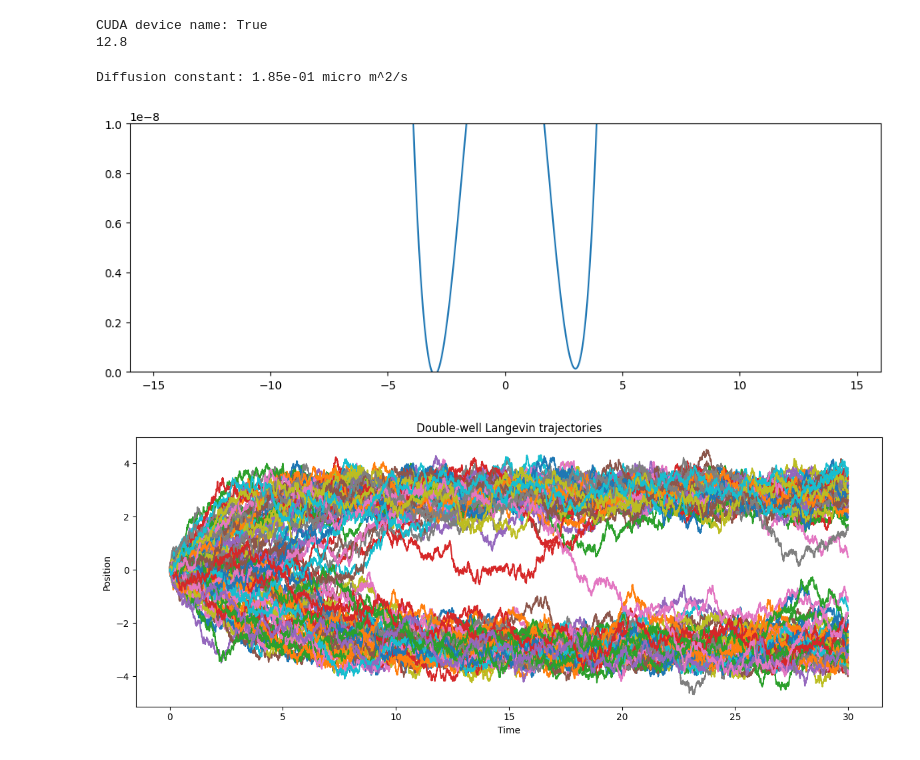
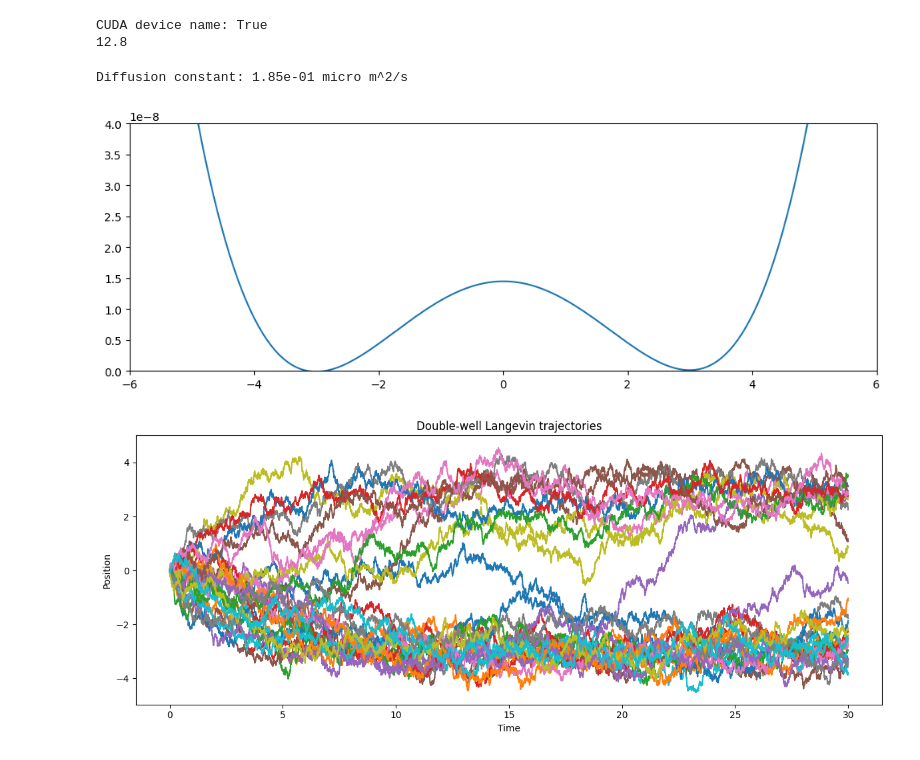
Before and after one commit to 12Mahmud99/synthetic_data_generator, a Jupyter notebook: demo.ipynb, the cells around one changed output. Drawn from its saved outputs; the diff is of its cells as text; code cells hidden in the pictures.

```diff
--- a/demo.ipynb
+++ b/demo.ipynb
@@ -20,7 +20,7 @@ t0=0
 total_time = 30
 time_step = 4e-3
 
-barrier_height=boltzman*T*5#0.9e-8
+barrier_height=boltzman*T*3.5#0.9e-8
 left_well=-3
 right_well=3
 x0_mean=0
@@ -33,25 +33,25 @@ y=graph_potential(pos,barrier_height,left_well=left_well,right_well=right_well,t
 #y=graph_potential_classic(pos,barrier_height, well_separation=abs(left_well-right_well)/2)
 plt.figure(figsize=(12,4))
 plt.plot(pos.detach().cpu().numpy(),y.detach().cpu().numpy())
-plt.ylim(0,1e-8)
-plt.xlim(left_well*2-1e1,right_well*2+1e1)
+plt.ylim(0,4e-8)
+plt.xlim(left_well*2,right_well*2)
 plt.show()
 # %% [output]
 Diffusion constant: 1.85e-01 micro m^2/s
-[figure, old version]
+[figure, new version]
 # %%
 plt.figure(figsize=(12, 5))
 
 dw,dwt=double_wells_generator(total_time=total_time, zeta=zeta,T=T,time_step=time_step,boltzmann=boltzman,right_well=right_well,left_well=left_well,
-                          barrier_height=barrier_height,x0_mean=x0_mean,device=device  ,num_of_simulations=100,tilt=tilt)
+                          barrier_height=barrier_height,x0_mean=x0_mean,device=device  ,num_of_simulations=30,tilt=tilt)
 
 for i in range(dw.shape[0]):
     plt.plot(dwt.cpu().numpy(), dw[i].cpu().numpy())
 plt.title("Double-well Langevin trajectories")
 plt.xlabel("Time")
 plt.ylabel("Position")
 
 plt.tight_layout()
 plt.show()
 # %% [output]
-[figure, old version]
+[figure, new version]
```
Also changed, not shown: 13 other files.
